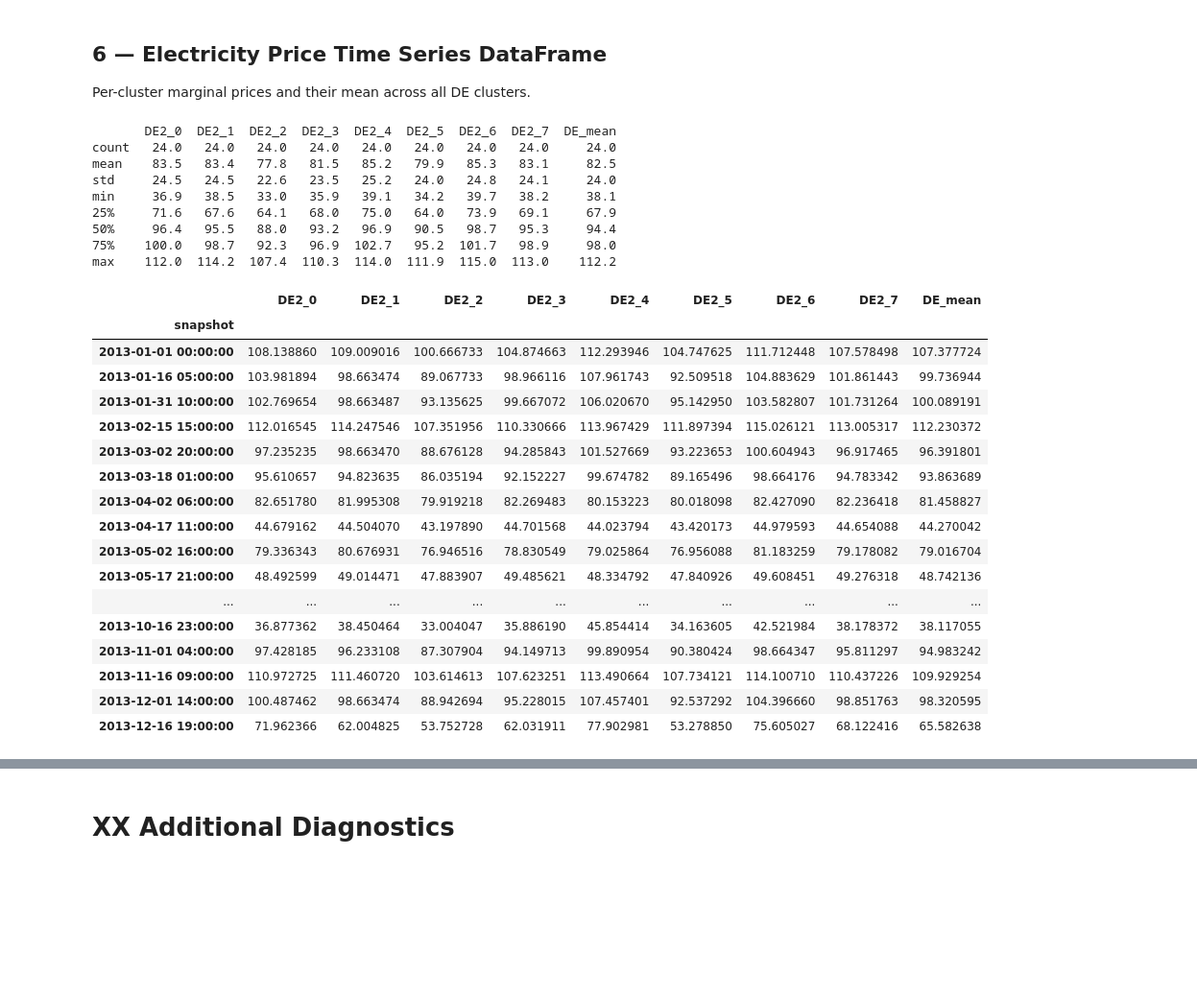
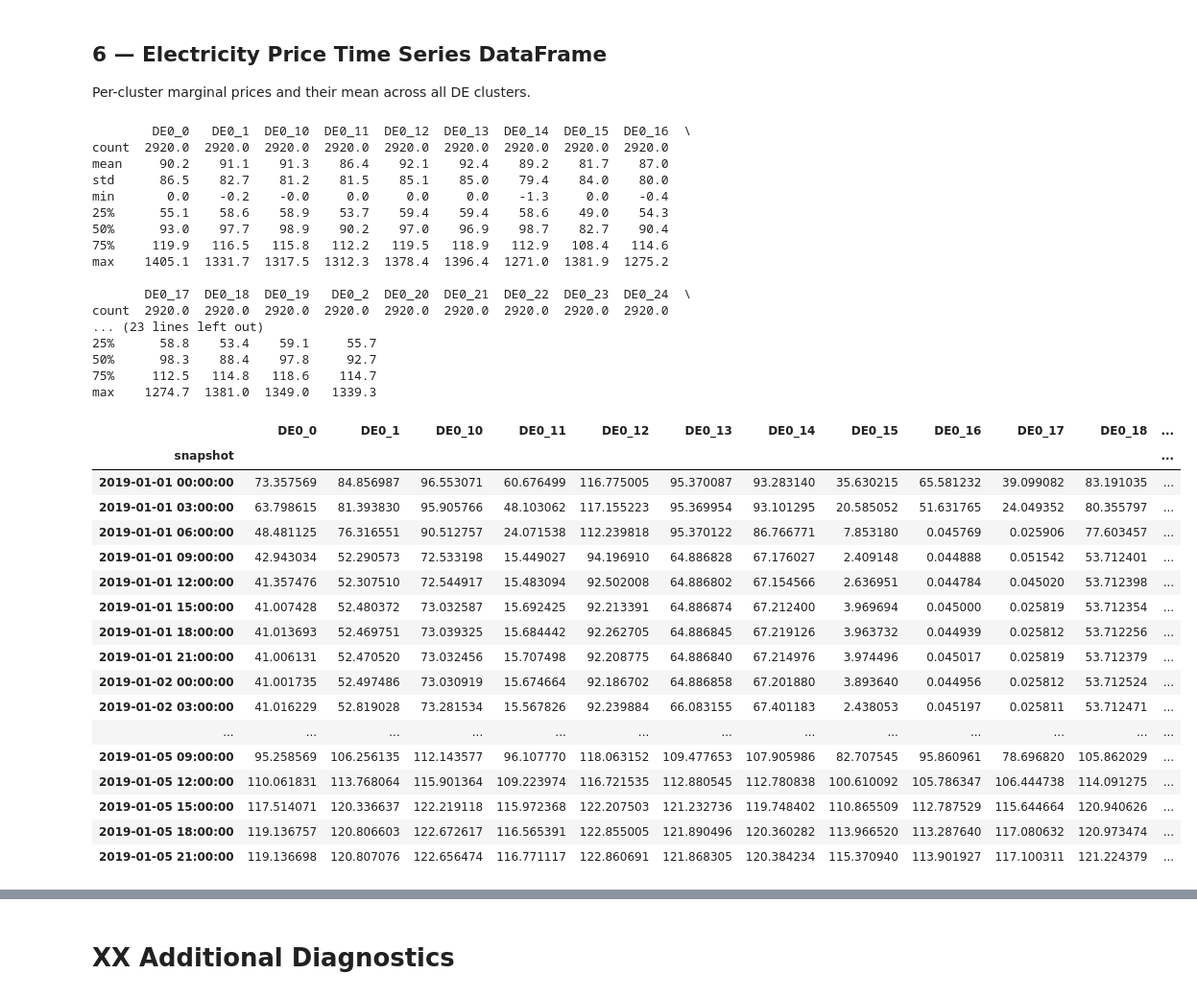
Before and after one commit to FiBe-ie2s/pypsa-de, a Jupyter notebook: thesis/analysis.ipynb, the cells around one changed output, grey strips where cells are left out. Shown at 96% size. Cells and saved outputs as stored; diff of their text form; code cells hidden in the pictures; blank space fills up the shorter version.

```diff
--- a/thesis/analysis.ipynb
+++ b/thesis/analysis.ipynb
@@ -638,42 +722,52 @@ plt.show()
 ## 6 — Electricity Price Time Series DataFrame
 Per-cluster marginal prices and their mean across all DE clusters.
 # %%
+globals().update(context(CHOICE))  # self-consistent with current CHOICE (no stale sw/de_*)
+
 # Build price DataFrame
 prices_df = n.buses_t.marginal_price[de_buses].copy()
 prices_df.columns = [c.replace(" ", "_") for c in prices_df.columns]
 prices_df["DE_mean"] = prices_df.mean(axis=1)
 
 # Basic statistics
 print(prices_df.describe().round(1))
 prices_df.head(40)
 # %% [output]
-       DE2_0  DE2_1  DE2_2  DE2_3  DE2_4  DE2_5  DE2_6  DE2_7  DE_mean
-count   24.0   24.0   24.0   24.0   24.0   24.0   24.0   24.0     24.0
-mean    83.5   83.4   77.8   81.5   85.2   79.9   85.3   83.1     82.5
-std     24.5   24.5   22.6   23.5   25.2   24.0   24.8   24.1     24.0
-min     36.9   38.5   33.0   35.9   39.1   34.2   39.7   38.2     38.1
-25%     71.6   67.6   64.1   68.0   75.0   64.0   73.9   69.1     67.9
-50%     96.4   95.5   88.0   93.2   96.9   90.5   98.7   95.3     94.4
-75%    100.0   98.7   92.3   96.9  102.7   95.2  101.7   98.9     98.0
-max    112.0  114.2  107.4  110.3  114.0  111.9  115.0  113.0    112.2
+        DE0_0   DE0_1  DE0_10  DE0_11  DE0_12  DE0_13  DE0_14  DE0_15  DE0_16  \
+count  2920.0  2920.0  2920.0  2920.0  2920.0  2920.0  2920.0  2920.0  2920.0
+mean     90.2    91.1    91.3    86.4    92.1    92.4    89.2    81.7    87.0
+std      86.5    82.7    81.2    81.5    85.1    85.0    79.4    84.0    80.0
+min       0.0    -0.2    -0.0     0.0     0.0     0.0    -1.3     0.0    -0.4
+25%      55.1    58.6    58.9    53.7    59.4    59.4    58.6    49.0    54.3
+50%      93.0    97.7    98.9    90.2    97.0    96.9    98.7    82.7    90.4
+75%     119.9   116.5   115.8   112.2   119.5   118.9   112.9   108.4   114.6
+max    1405.1  1331.7  1317.5  1312.3  1378.4  1396.4  1271.0  1381.9  1275.2
+
+       DE0_17  DE0_18  DE0_19   DE0_2  DE0_20  DE0_21  DE0_22  DE0_23  DE0_24  \
+count  2920.0  2920.0  2920.0  2920.0  2920.0  2920.0  2920.0  2920.0  2920.0
+... (23 lines left out)
+25%      58.8    53.4    59.1     55.7
+50%      98.3    88.4    97.8     92.7
+75%     112.5   114.8   118.6    114.7
+max    1274.7  1381.0  1349.0   1339.3
-|  | DE2_0 | DE2_1 | DE2_2 | DE2_3 | DE2_4 | DE2_5 | DE2_6 | DE2_7 | DE_mean |
-| snapshot |  |  |  |  |  |  |  |  |  |
-| 2013-01-01 00:00:00 | 108.138860 | 109.009016 | 100.666733 | 104.874663 | 112.293946 | 104.747625 | 111.712448 | 107.578498 | 107.377724 |
-| 2013-01-16 05:00:00 | 103.981894 | 98.663474 | 89.067733 | 98.966116 | 107.961743 | 92.509518 | 104.883629 | 101.861443 | 99.736944 |
-| 2013-01-31 10:00:00 | 102.769654 | 98.663487 | 93.135625 | 99.667072 | 106.020670 | 95.142950 | 103.582807 | 101.731264 | 100.089191 |
-| 2013-02-15 15:00:00 | 112.016545 | 114.247546 | 107.351956 | 110.330666 | 113.967429 | 111.897394 | 115.026121 | 113.005317 | 112.230372 |
-| 2013-03-02 20:00:00 | 97.235235 | 98.663470 | 88.676128 | 94.285843 | 101.527669 | 93.223653 | 100.604943 | 96.917465 | 96.391801 |
-| 2013-03-18 01:00:00 | 95.610657 | 94.823635 | 86.035194 | 92.152227 | 99.674782 | 89.165496 | 98.664176 | 94.783342 | 93.863689 |
-| 2013-04-02 06:00:00 | 82.651780 | 81.995308 | 79.919218 | 82.269483 | 80.153223 | 80.018098 | 82.427090 | 82.236418 | 81.458827 |
-| 2013-04-17 11:00:00 | 44.679162 | 44.504070 | 43.197890 | 44.701568 | 44.023794 | 43.420173 | 44.979593 | 44.654088 | 44.270042 |
-| 2013-05-02 16:00:00 | 79.336343 | 80.676931 | 76.946516 | 78.830549 | 79.025864 | 76.956088 | 81.183259 | 79.178082 | 79.016704 |
-| 2013-05-17 21:00:00 | 48.492599 | 49.014471 | 47.883907 | 49.485621 | 48.334792 | 47.840926 | 49.608451 | 49.276318 | 48.742136 |
-| ... | ... | ... | ... | ... | ... | ... | ... | ... | ... |
-| 2013-10-16 23:00:00 | 36.877362 | 38.450464 | 33.004047 | 35.886190 | 45.854414 | 34.163605 | 42.521984 | 38.178372 | 38.117055 |
-| 2013-11-01 04:00:00 | 97.428185 | 96.233108 | 87.307904 | 94.149713 | 99.890954 | 90.380424 | 98.664347 | 95.811297 | 94.983242 |
-| 2013-11-16 09:00:00 | 110.972725 | 111.460720 | 103.614613 | 107.623251 | 113.490664 | 107.734121 | 114.100710 | 110.437226 | 109.929254 |
-| 2013-12-01 14:00:00 | 100.487462 | 98.663474 | 88.942694 | 95.228015 | 107.457401 | 92.537292 | 104.396660 | 98.851763 | 98.320595 |
-| 2013-12-16 19:00:00 | 71.962366 | 62.004825 | 53.752728 | 62.031911 | 77.902981 | 53.278850 | 75.605027 | 68.122416 | 65.582638 |
+|  | DE0_0 | DE0_1 | DE0_10 | DE0_11 | DE0_12 | DE0_13 | DE0_14 | DE0_15 | DE0_16 | DE0_17 | DE0_18 | ... |
+| snapshot |  |  |  |  |  |  |  |  |  |  |  | ... |
+| 2019-01-01 00:00:00 | 73.357569 | 84.856987 | 96.553071 | 60.676499 | 116.775005 | 95.370087 | 93.283140 | 35.630215 | 65.581232 | 39.099082 | 83.191035 | ... |
+| 2019-01-01 03:00:00 | 63.798615 | 81.393830 | 95.905766 | 48.103062 | 117.155223 | 95.369954 | 93.101295 | 20.585052 | 51.631765 | 24.049352 | 80.355797 | ... |
+| 2019-01-01 06:00:00 | 48.481125 | 76.316551 | 90.512757 | 24.071538 | 112.239818 | 95.370122 | 86.766771 | 7.853180 | 0.045769 | 0.025906 | 77.603457 | ... |
+| 2019-01-01 09:00:00 | 42.943034 | 52.290573 | 72.533198 | 15.449027 | 94.196910 | 64.886828 | 67.176027 | 2.409148 | 0.044888 | 0.051542 | 53.712401 | ... |
+| 2019-01-01 12:00:00 | 41.357476 | 52.307510 | 72.544917 | 15.483094 | 92.502008 | 64.886802 | 67.154566 | 2.636951 | 0.044784 | 0.045020 | 53.712398 | ... |
+| 2019-01-01 15:00:00 | 41.007428 | 52.480372 | 73.032587 | 15.692425 | 92.213391 | 64.886874 | 67.212400 | 3.969694 | 0.045000 | 0.025819 | 53.712354 | ... |
+| 2019-01-01 18:00:00 | 41.013693 | 52.469751 | 73.039325 | 15.684442 | 92.262705 | 64.886845 | 67.219126 | 3.963732 | 0.044939 | 0.025812 | 53.712256 | ... |
+| 2019-01-01 21:00:00 | 41.006131 | 52.470520 | 73.032456 | 15.707498 | 92.208775 | 64.886840 | 67.214976 | 3.974496 | 0.045017 | 0.025819 | 53.712379 | ... |
+| 2019-01-02 00:00:00 | 41.001735 | 52.497486 | 73.030919 | 15.674664 | 92.186702 | 64.886858 | 67.201880 | 3.893640 | 0.044956 | 0.025812 | 53.712524 | ... |
+| 2019-01-02 03:00:00 | 41.016229 | 52.819028 | 73.281534 | 15.567826 | 92.239884 | 66.083155 | 67.401183 | 2.438053 | 0.045197 | 0.025811 | 53.712471 | ... |
+| ... | ... | ... | ... | ... | ... | ... | ... | ... | ... | ... | ... | ... |
+| 2019-01-05 09:00:00 | 95.258569 | 106.256135 | 112.143577 | 96.107770 | 118.063152 | 109.477653 | 107.905986 | 82.707545 | 95.860961 | 78.696820 | 105.862029 | ... |
+| 2019-01-05 12:00:00 | 110.061831 | 113.768064 | 115.901364 | 109.223974 | 116.721535 | 112.880545 | 112.780838 | 100.610092 | 105.786347 | 106.444738 | 114.091275 | ... |
+| 2019-01-05 15:00:00 | 117.514071 | 120.336637 | 122.219118 | 115.972368 | 122.207503 | 121.232736 | 119.748402 | 110.865509 | 112.787529 | 115.644664 | 120.940626 | ... |
+| 2019-01-05 18:00:00 | 119.136757 | 120.806603 | 122.672617 | 116.565391 | 122.855005 | 121.890496 | 120.360282 | 113.966520 | 113.287640 | 117.080632 | 120.973474 | ... |
+| 2019-01-05 21:00:00 | 119.136698 | 120.807076 | 122.656474 | 116.771117 | 122.860691 | 121.868305 | 120.384234 | 115.370940 | 113.901927 | 117.100311 | 121.224379 | ... |
 # %%
 # ── Price duration curve + time series ─────────────────────────
 fig, axes = plt.subplots(1, 2, figsize=(16, 5))
```
Also changed, not shown: parts of 17 cells of this notebook, 1 other file.
